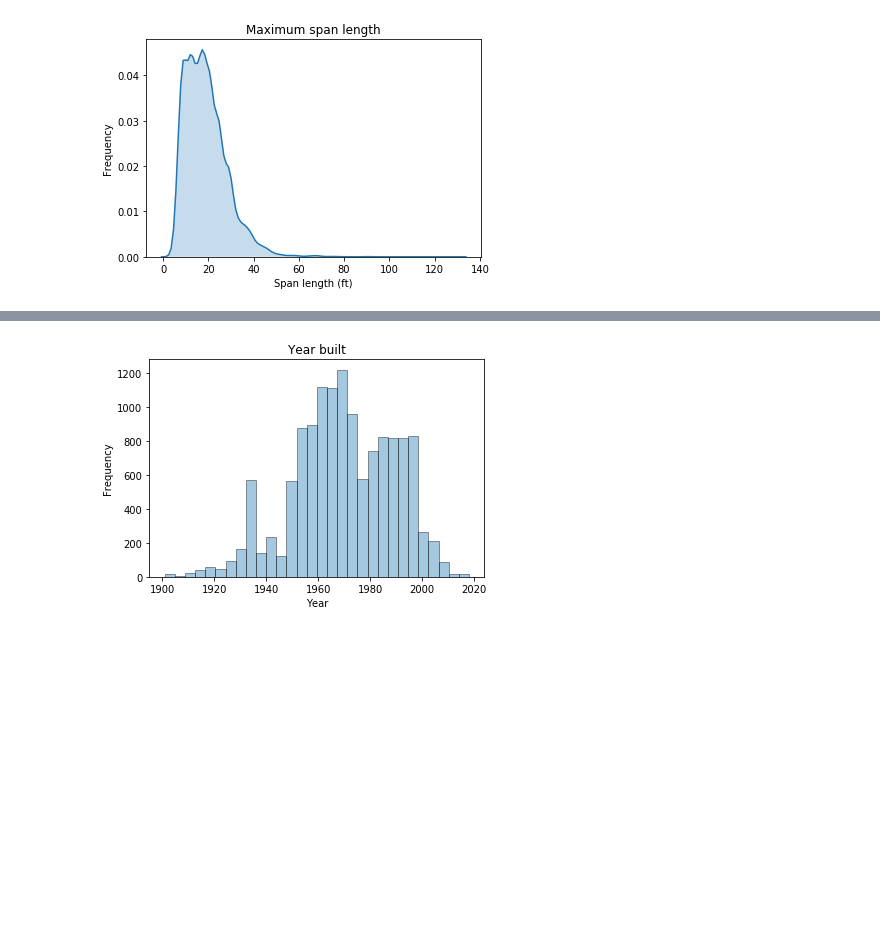
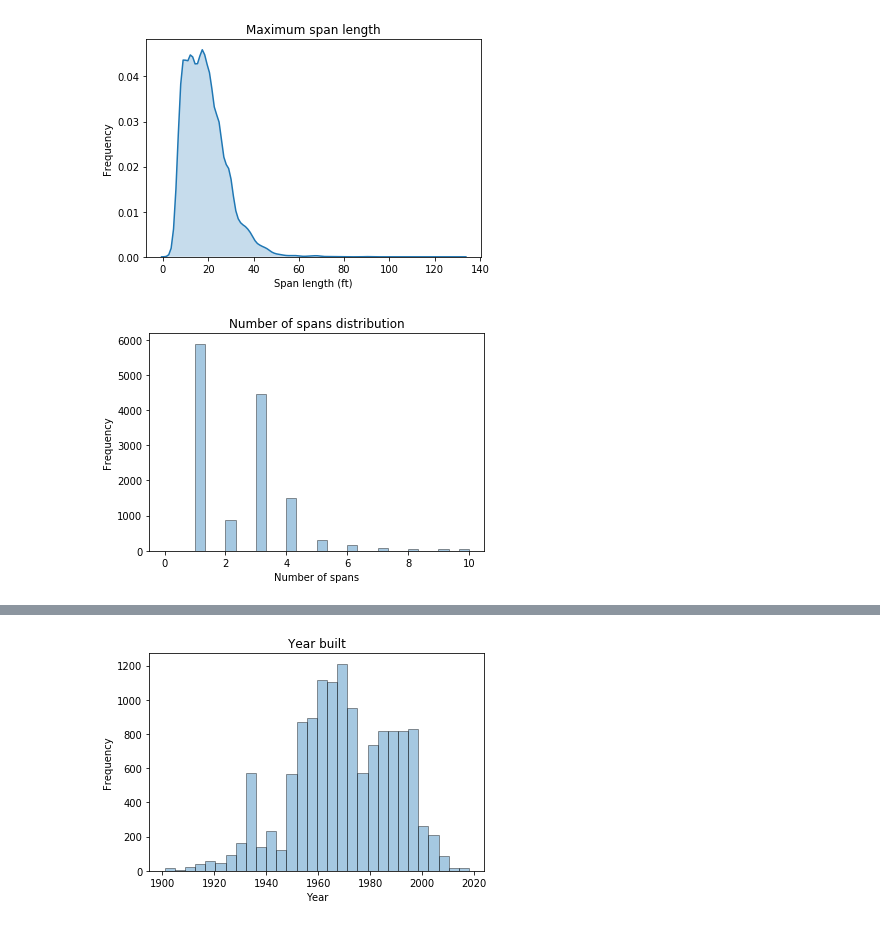
Before and after one commit to VegaLaguna/TFM-Bridge-deterioration, a Jupyter notebook: 03-EDA_CLIM.ipynb, the cells around one changed output, grey strips where cells are left out. Cells and saved outputs as stored; diff of their text form; code cells hidden in the pictures; blank space fills up the shorter version.

```diff
--- a/03-EDA_CLIM.ipynb
+++ b/03-EDA_CLIM.ipynb
@@ -89,3 +103,12 @@ spanl.set(title = 'Maximum span length', xlabel = 'Span length (ft)', ylabel = '
 plt.show()
 # %% [output]
 [figure]
+# %%
+# Number of spans
+sns.distplot(df['MAIN_UNIT_SPANS_045'], kde = False, bins = 30, hist_kws=dict(edgecolor="k"))
+plt.title('Number of spans distribution')
+plt.xlabel('Number of spans')
+plt.ylabel('Frequency')
+plt.show()
+# %% [output]
+[figure, added]
```
Also changed, not shown: parts of 16 cells of this notebook, 1 other file.
